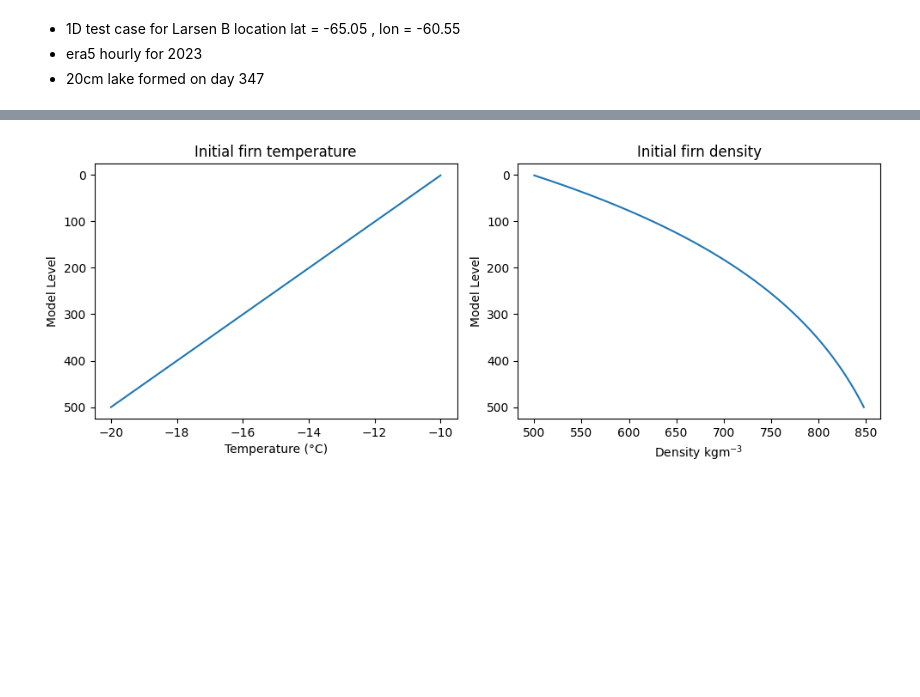
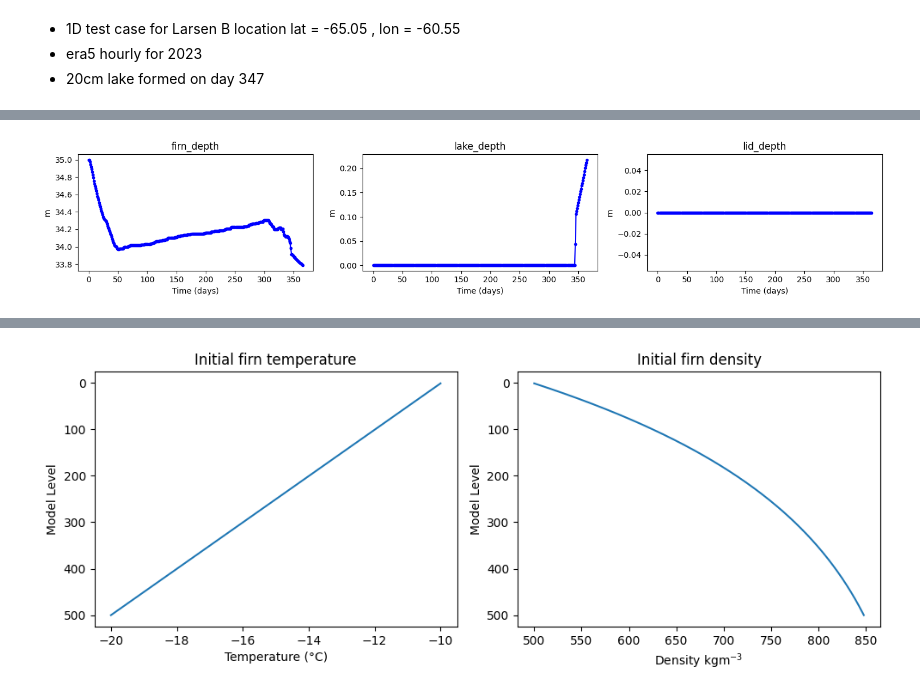
Before and after one commit to sarahshannon-uor/monarchs_jules, a Jupyter notebook: 1d_test_era5_2023.ipynb, the cells around one changed output, grey strips where cells are left out. Drawn from its saved outputs; the diff is of its cells as text; code cells hidden in the pictures; blank space fills up the shorter version.

```diff
--- a/1d_test_era5_2023.ipynb
+++ b/1d_test_era5_2023.ipynb
@@ -18,0 +102,24 @@ dump = nc.Dataset(dump_filepath, 'r')
+# %%
+
+firn_1d_vars = ['firn_depth', 'lake_depth', 'lid_depth']
+firn_1d_units = ['m', 'm', 'm']
+
+fig, axes = plt.subplots(1, 3, figsize=(15, 3)) # w, h
+axes = axes.flatten()
+
+for i, var_name in enumerate(firn_1d_vars):
+    ax = axes[i]
+    data = output.variables[var_name][:, 0, 0]
+    time = np.arange(len(data))
+
+    ax.plot(time, data, 'b.-')
+    ax.set_title(var_name)
+    ax.set_ylabel(firn_1d_units[i])
+    ax.set_xlabel('Time (days)')
+    #ax.axvline(x=first_lake_index, color='red', linestyle='--', linewidth=1.5)
+    #ax.axvline(x=first_lake_index + lake_days_true, color='red', linestyle='--', linewidth=1.5)
+
+plt.tight_layout()
+plt.show()
+# %% [output]
+[figure, added]
```
Also changed, not shown: parts of 11 cells of this notebook, 2 other files.
